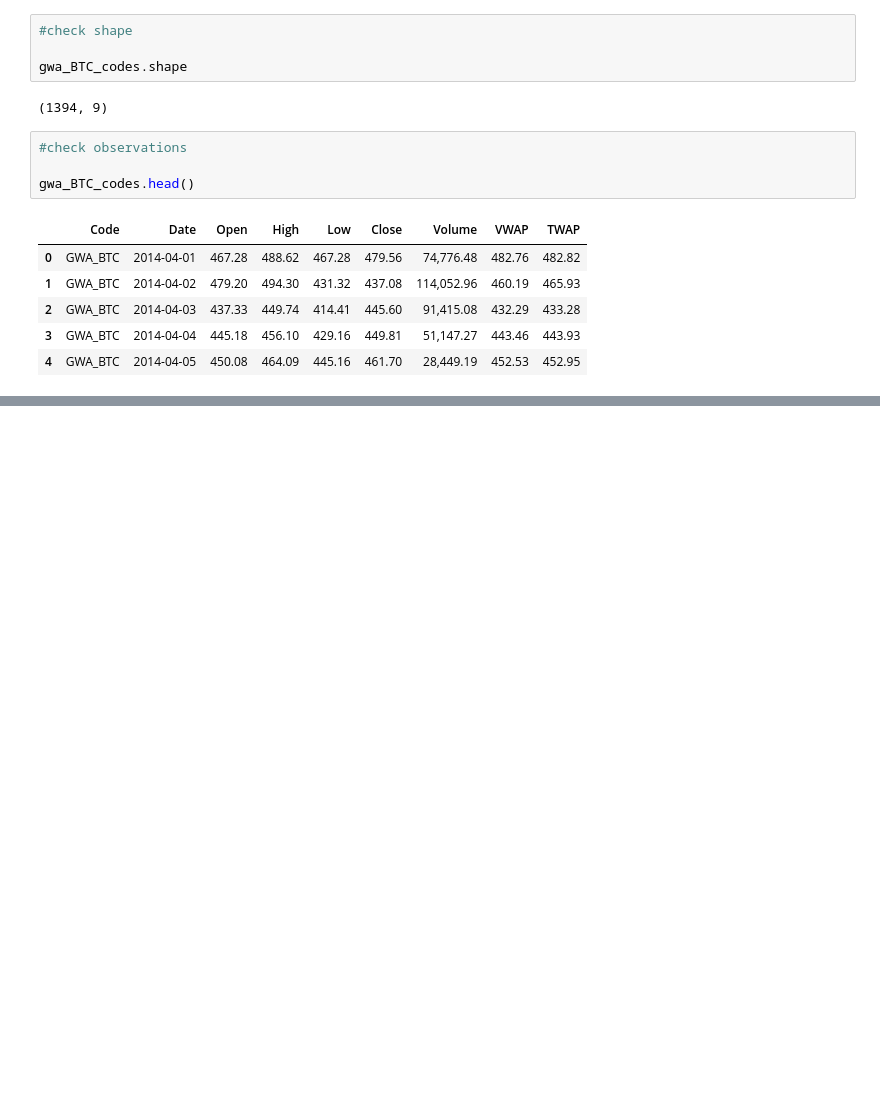
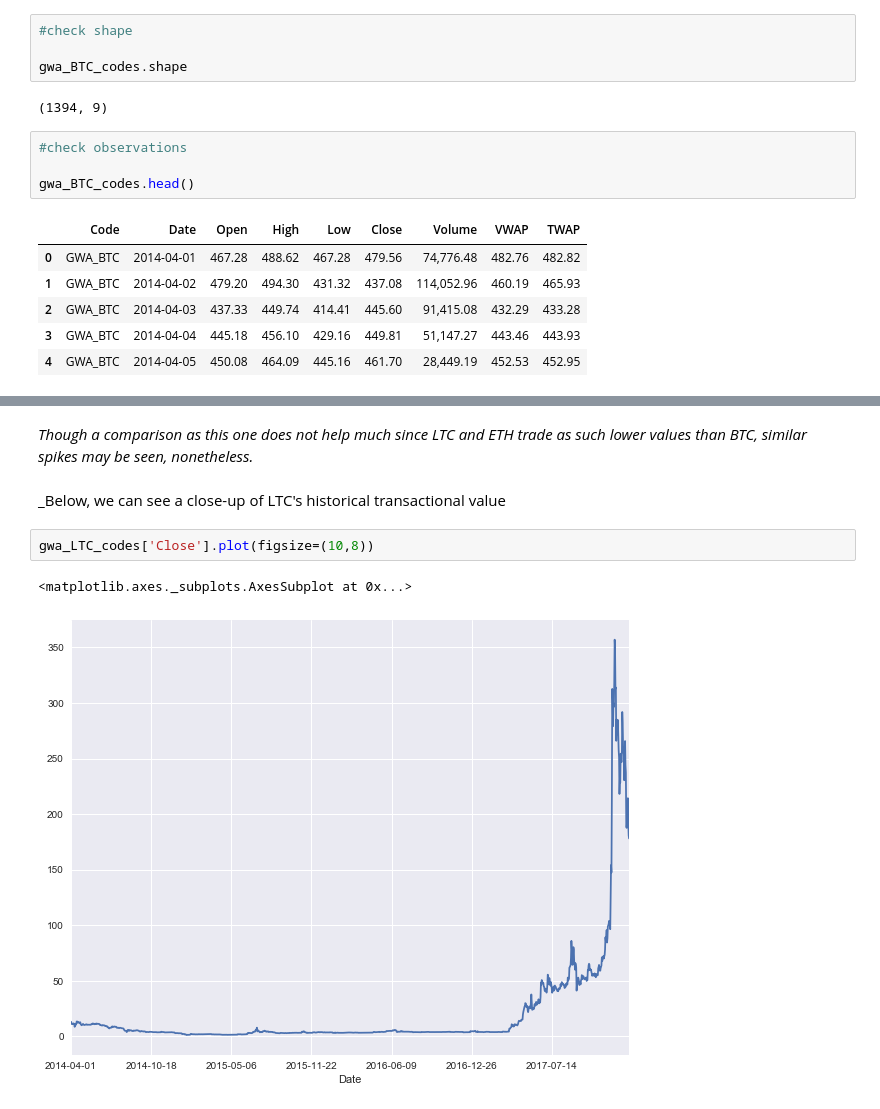
Before and after one commit to rscheiwe/CryptoWrangling, a Jupyter notebook: CryptoWrangling_Prelim_Explore.ipynb, the cells around one changed output, grey strips where cells are left out. Drawn from its saved outputs; the diff is of its cells as text; blank space fills up the shorter version.

```diff
--- a/CryptoWrangling_Prelim_Explore.ipynb
+++ b/CryptoWrangling_Prelim_Explore.ipynb
@@ -142,0 +174,9 @@ plt.show()
+# %% [markdown]
+_Though a comparison as this one does not help much since LTC and ETH trade as such lower values than BTC, similar spikes may be seen, nonetheless._
+# %% [markdown]
+_Below, we can see a close-up of LTC's historical transactional value
+# %%
+gwa_LTC_codes['Close'].plot(figsize=(10,8))
+# %% [output]
+<matplotlib.axes._subplots.AxesSubplot at 0x...>
+[figure, added]
```
Also changed, not shown: parts of 9 cells of this notebook.
